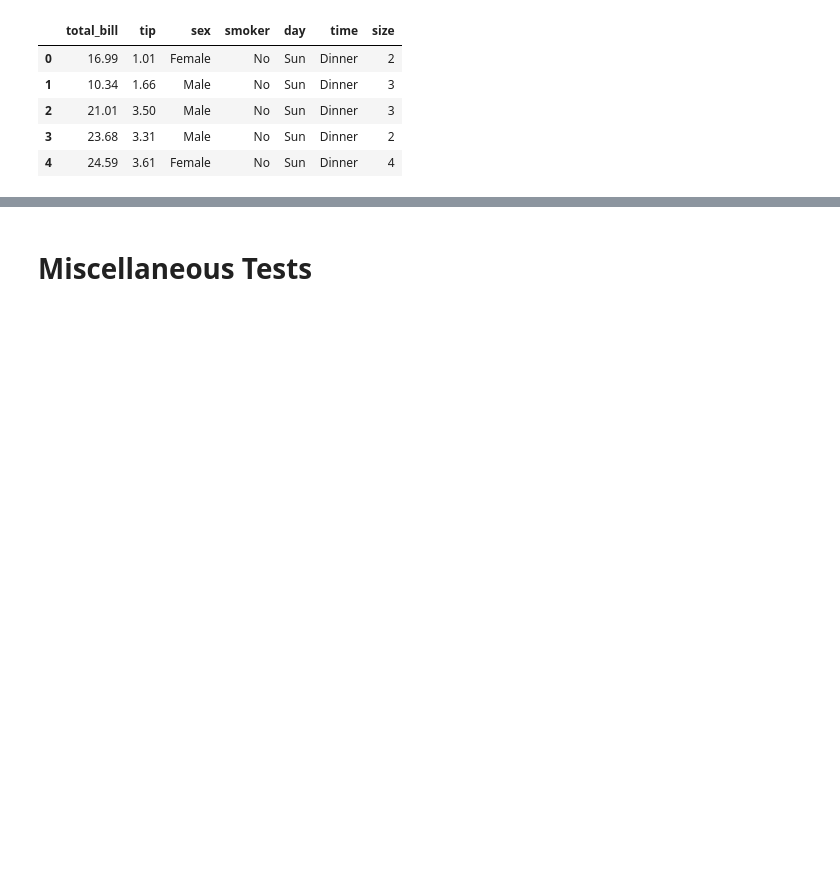
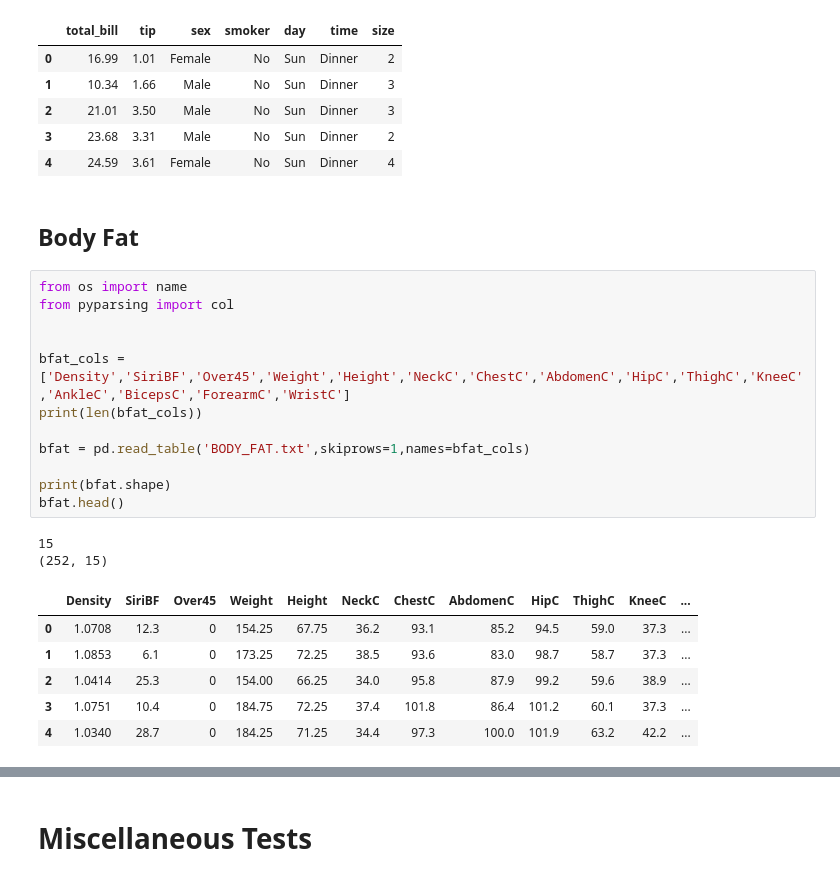
Before and after one commit to akshayyewle/Statistical-Analysis, a Jupyter notebook: 03 Statistical Tests With Python/Python Notebook.ipynb, the cells around one changed output, grey strips where cells are left out. Drawn from its saved outputs; the diff is of its cells as text; blank space fills up the shorter version.

```diff
--- a/03 Statistical Tests With Python/Python Notebook.ipynb
+++ b/03 Statistical Tests With Python/Python Notebook.ipynb
@@ -116,3 +116,26 @@ tips.head()
 | 2 | 21.01 | 3.50 | Male | No | Sun | Dinner | 3 |
 | 3 | 23.68 | 3.31 | Male | No | Sun | Dinner | 2 |
 | 4 | 24.59 | 3.61 | Female | No | Sun | Dinner | 4 |
+# %% [markdown]
+## **Body Fat**
+# %%
+from os import name
+from pyparsing import col
+
+
+bfat_cols = ['Density','SiriBF','Over45','Weight','Height','NeckC','ChestC','AbdomenC','HipC','ThighC','KneeC','AnkleC','BicepsC','ForearmC','WristC']
+print(len(bfat_cols))
+
+bfat = pd.read_table('BODY_FAT.txt',skiprows=1,names=bfat_cols)
+
+print(bfat.shape)
+bfat.head()
+# %% [output]
+15
+(252, 15)
+|  | Density | SiriBF | Over45 | Weight | Height | NeckC | ChestC | AbdomenC | HipC | ThighC | KneeC | ... |
+| 0 | 1.0708 | 12.3 | 0 | 154.25 | 67.75 | 36.2 | 93.1 | 85.2 | 94.5 | 59.0 | 37.3 | ... |
+| 1 | 1.0853 | 6.1 | 0 | 173.25 | 72.25 | 38.5 | 93.6 | 83.0 | 98.7 | 58.7 | 37.3 | ... |
+| 2 | 1.0414 | 25.3 | 0 | 154.00 | 66.25 | 34.0 | 95.8 | 87.9 | 99.2 | 59.6 | 38.9 | ... |
+| 3 | 1.0751 | 10.4 | 0 | 184.75 | 72.25 | 37.4 | 101.8 | 86.4 | 101.2 | 60.1 | 37.3 | ... |
+| 4 | 1.0340 | 28.7 | 0 | 184.25 | 71.25 | 34.4 | 97.3 | 100.0 | 101.9 | 63.2 | 42.2 | ... |
```
Also changed, not shown: parts of 13 cells of this notebook, 1 other file.
